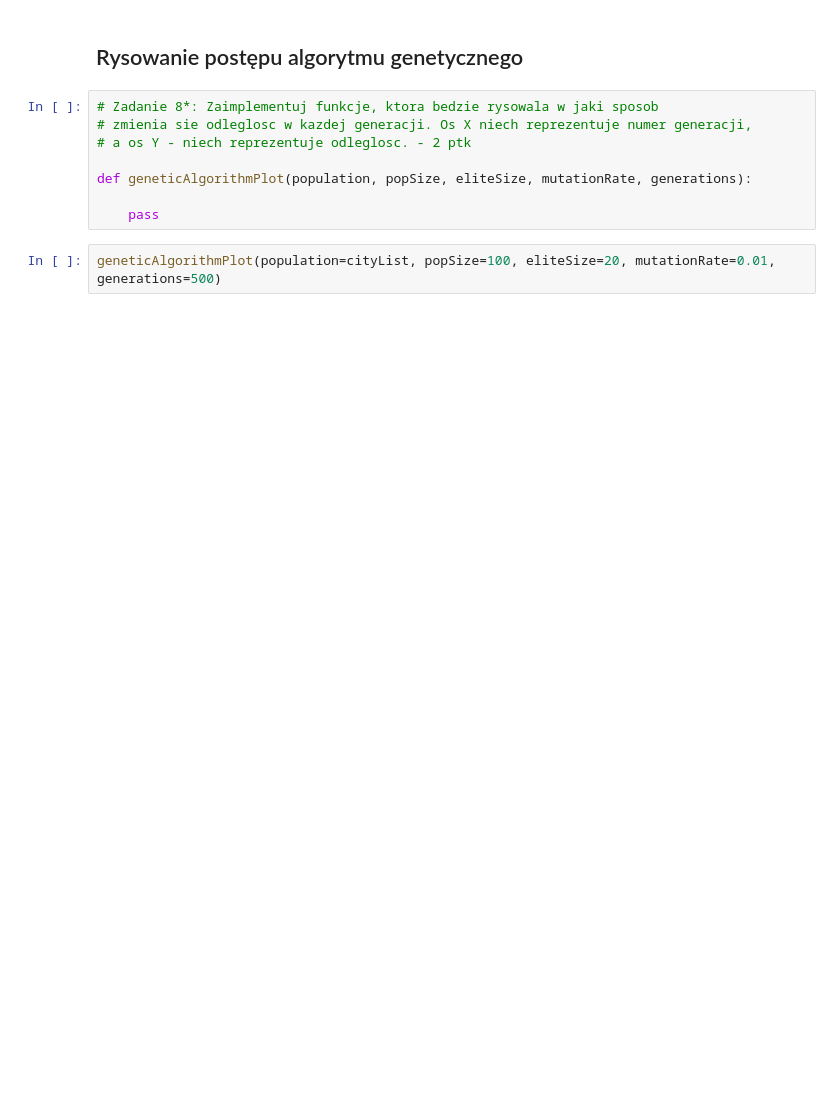
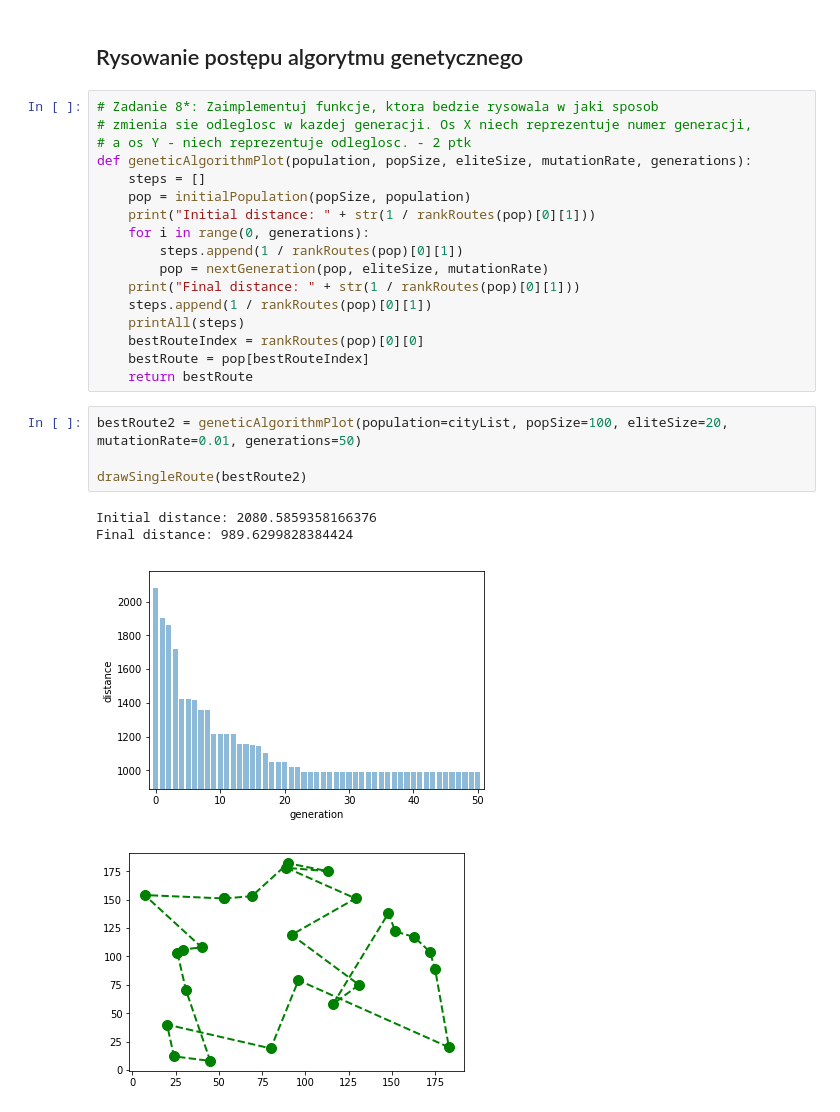
Before and after one commit to Dezyderata/NAI_lab1, a Jupyter notebook: Copy_of_lab1_szablon.ipynb, the cells around one changed output. Drawn from its saved outputs; the diff is of its cells as text; blank space fills up the shorter version.

```diff
--- a/Copy_of_lab1_szablon.ipynb
+++ b/Copy_of_lab1_szablon.ipynb
@@ -242,9 +237,25 @@ Final distance: 967.6048483039027
 # Zadanie 8*: Zaimplementuj funkcje, ktora bedzie rysowala w jaki sposob
 # zmienia sie odleglosc w kazdej generacji. Os X niech reprezentuje numer generacji,
 # a os Y - niech reprezentuje odleglosc. - 2 ptk
-
 def geneticAlgorithmPlot(population, popSize, eliteSize, mutationRate, generations):
-
-    pass
+    steps = []
+    pop = initialPopulation(popSize, population)
+    print("Initial distance: " + str(1 / rankRoutes(pop)[0][1]))
+    for i in range(0, generations):
+        steps.append(1 / rankRoutes(pop)[0][1])
+        pop = nextGeneration(pop, eliteSize, mutationRate)
+    print("Final distance: " + str(1 / rankRoutes(pop)[0][1]))
+    steps.append(1 / rankRoutes(pop)[0][1])
+    printAll(steps)
+    bestRouteIndex = rankRoutes(pop)[0][0]
+    bestRoute = pop[bestRouteIndex]
+    return bestRoute
 # %%
-geneticAlgorithmPlot(population=cityList, popSize=100, eliteSize=20, mutationRate=0.01, generations=500)
+bestRoute2 = geneticAlgorithmPlot(population=cityList, popSize=100, eliteSize=20, mutationRate=0.01, generations=50)
+
+drawSingleRoute(bestRoute2)
+# %% [output]
+Initial distance: 2080.5859358166376
+Final distance: 989.6299828384424
+[figure, added]
+[figure, added]
```
Also changed, not shown: parts of 5 cells of this notebook.
